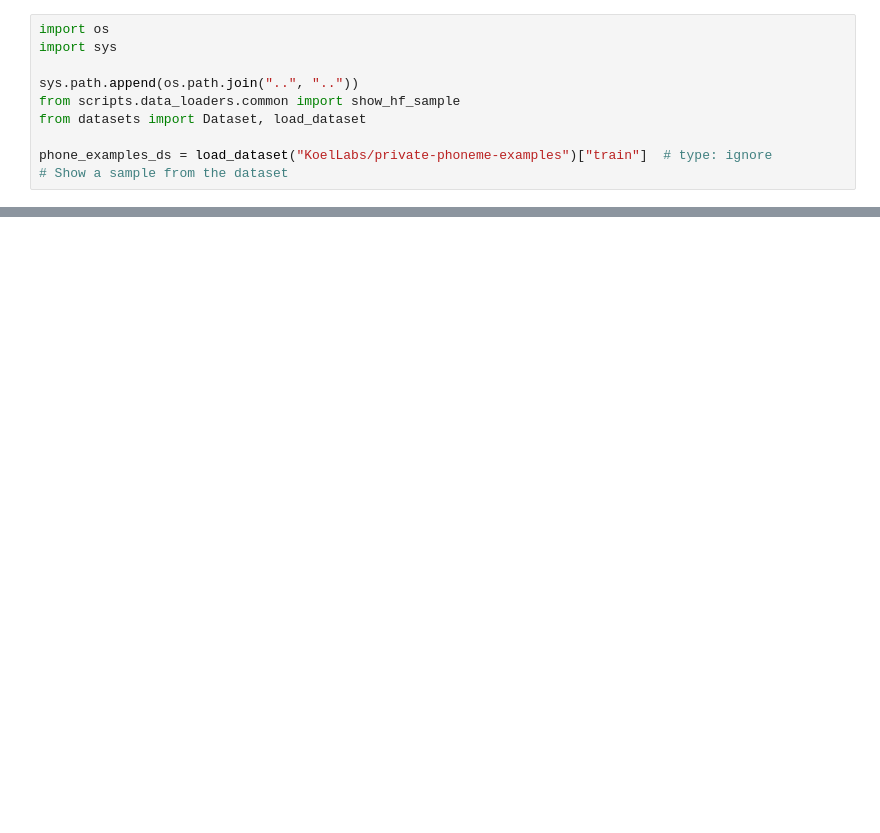
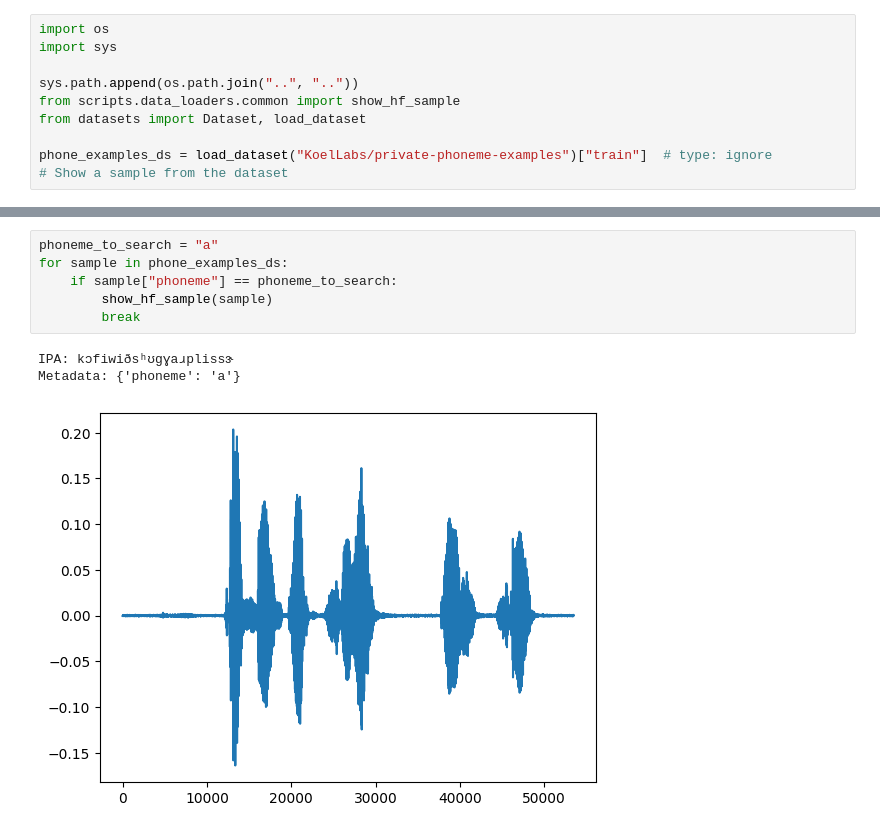
Before and after one commit to KoelLabs/ML, a Jupyter notebook: notebooks/Finetuning/all_phones.ipynb, the cells around one changed output, grey strips where cells are left out. Saved outputs shown, nothing was run; the diff lists cells and outputs as text; blank space fills up the shorter version.

Commit message:
find any model vocab phoneme example

```diff
--- a/notebooks/Finetuning/all_phones.ipynb
+++ b/notebooks/Finetuning/all_phones.ipynb
@@ -17,0 +11,10 @@ Metadata: {'phoneme': 'd'}
+# %%
+phoneme_to_search = "a"
+for sample in phone_examples_ds:
+    if sample["phoneme"] == phoneme_to_search:
+        show_hf_sample(sample)
+        break
+# %% [output]
+IPA: kɔfiwiðsʰʊɡɣaɹplissɝ
+Metadata: {'phoneme': 'a'}
+[figure, added]
```
Also changed, not shown: parts of 2 cells of this notebook.
